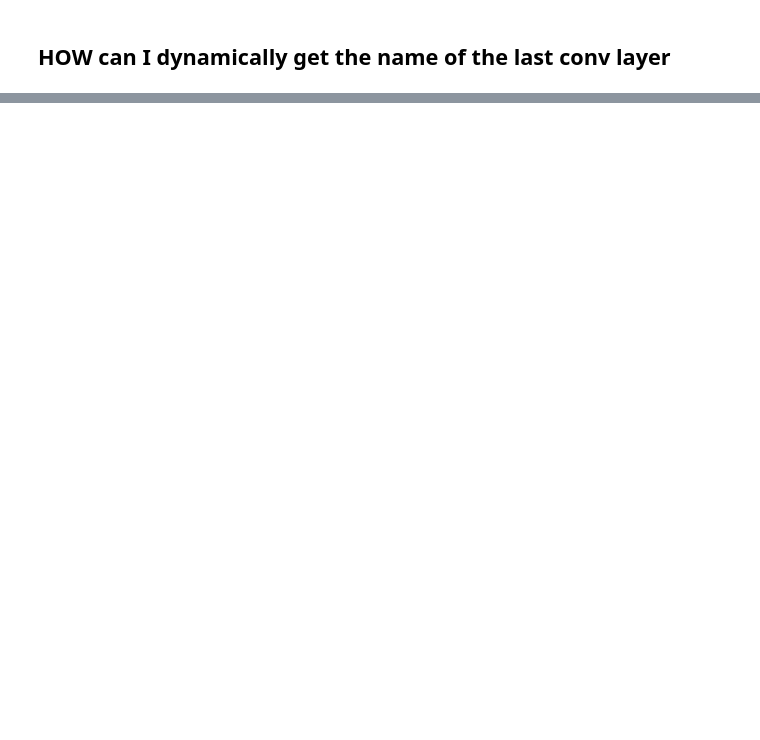
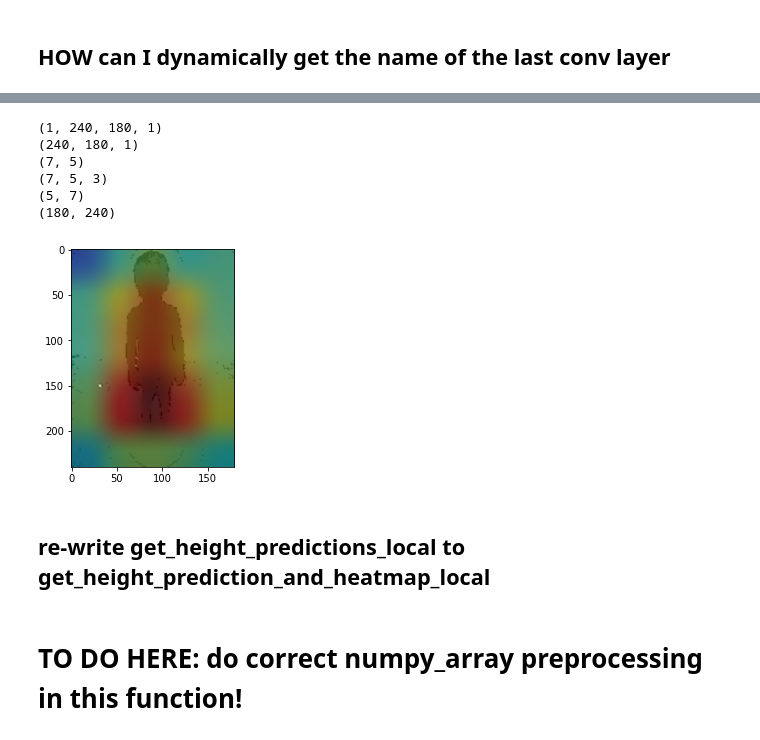
Before and after one commit to jeffjino/cgm-ml, a Jupyter notebook: cgmml/common/grad_cam/grad_cam.ipynb, the cells around one changed output, grey strips where cells are left out. Saved outputs shown, nothing was run; the diff lists cells and outputs as text; code cells hidden in the pictures; blank space fills up the shorter version.

```diff
--- a/cgmml/common/grad_cam/grad_cam.ipynb
+++ b/cgmml/common/grad_cam/grad_cam.ipynb
@@ -200,0 +231,12 @@ ValueError: Input 0 is incompatible with layer model_15: expected shape=(None, 2
+# %%
+overlay_depthmap_gradcam(depthmap_test, heatmap_test)
+# %% [output]
+(1, 240, 180, 1)
+(240, 180, 1)
+(7, 5)
+(7, 5, 3)
+(5, 7)
+(180, 240)
+[figure, added]
+# %% [markdown]
+## re-write get_height_predictions_local to get_height_prediction_and_heatmap_local
@@ -200,0 +263,2 @@ ValueError: Input 0 is incompatible with layer model_15: expected shape=(None, 2
+# %% [markdown]
+# TO DO HERE: do correct numpy_array preprocessing in this function!
```
Also changed, not shown: parts of 19 cells of this notebook, 1 other file.
